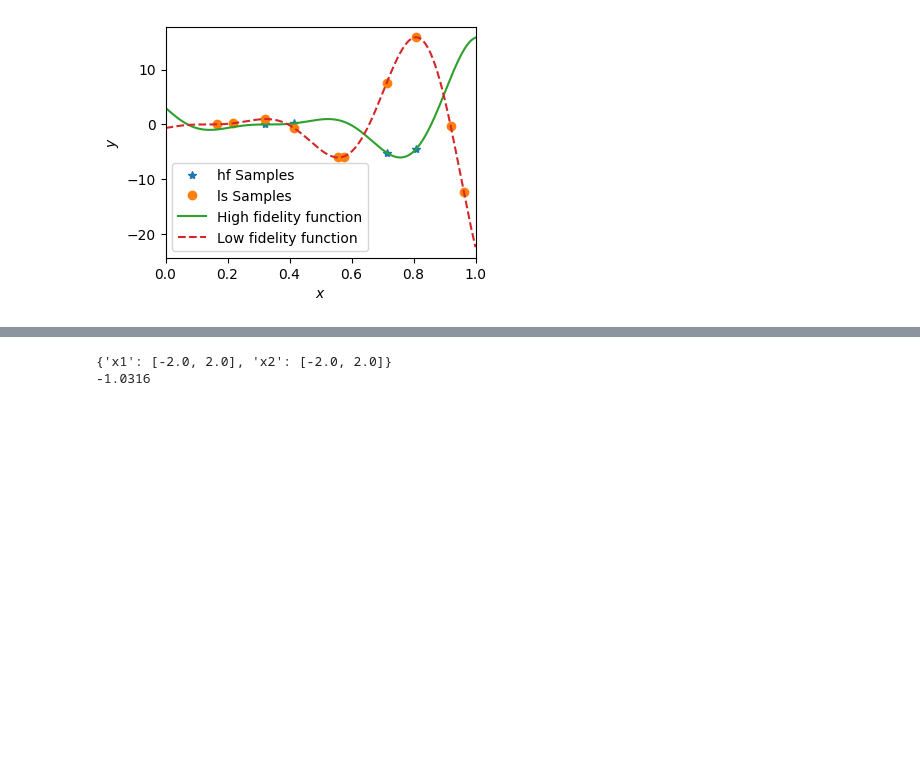
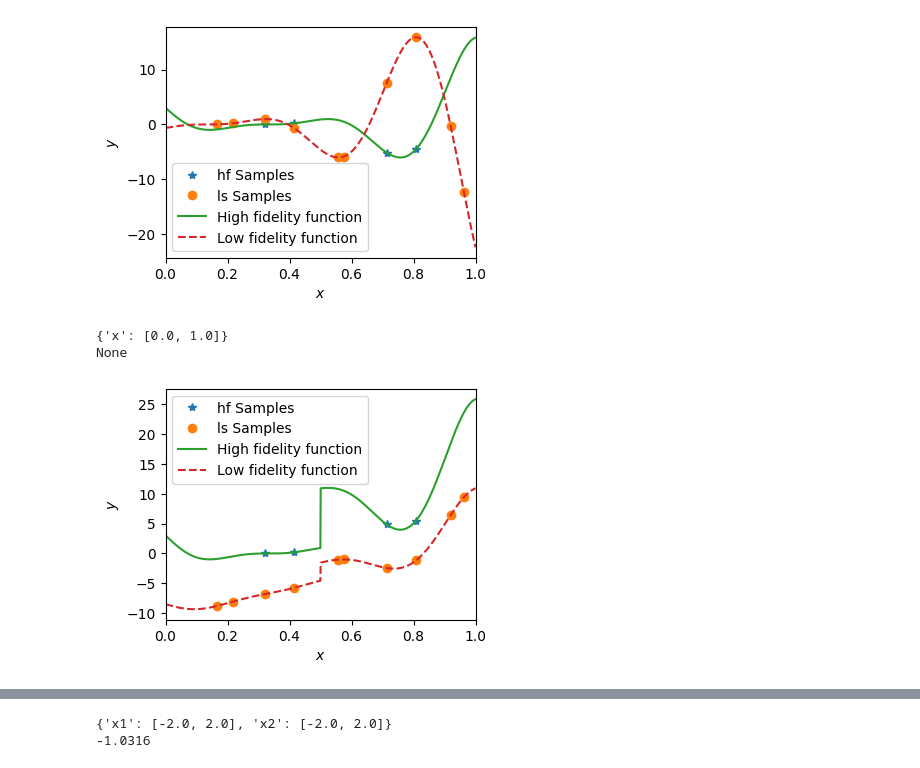
Before and after one commit to JiaxiangYi96/mfpml, a Jupyter notebook: tutorials/functions.ipynb, the cells around one changed output, grey strips where cells are left out. Saved outputs shown, nothing was run; the diff lists cells and outputs as text; code cells hidden in the pictures; blank space fills up the shorter version.

Commit message:
multi-fidelity function from Meng's paper

```diff
--- a/tutorials/functions.ipynb
+++ b/tutorials/functions.ipynb
@@ -102,3 +103,20 @@ plot_mf_sampling(
 {'x': [0.0, 1.0]}
 -6.02074
 [figure]
+# %%
+mf_Disc = mf_Discontinuous(num_dim=1)
+# design space
+design_space = mf_Disc.design_space
+best_value = mf_Disc.optimum
+sample_y = {}
+sample_y["hf"] = mf_Disc.hf(samples["hf"])
+sample_y["lf"] = mf_Disc.lf(samples["lf"])
+print(design_space)
+print(best_value)
+plot_mf_sampling(
+    samples=samples, responses=sample_y, function=mf_Disc, figsize=(4, 3)
+)
+# %% [output]
+{'x': [0.0, 1.0]}
+None
+[figure, added]
```
Also changed, not shown: parts of 13 cells of this notebook, 19 other files.
